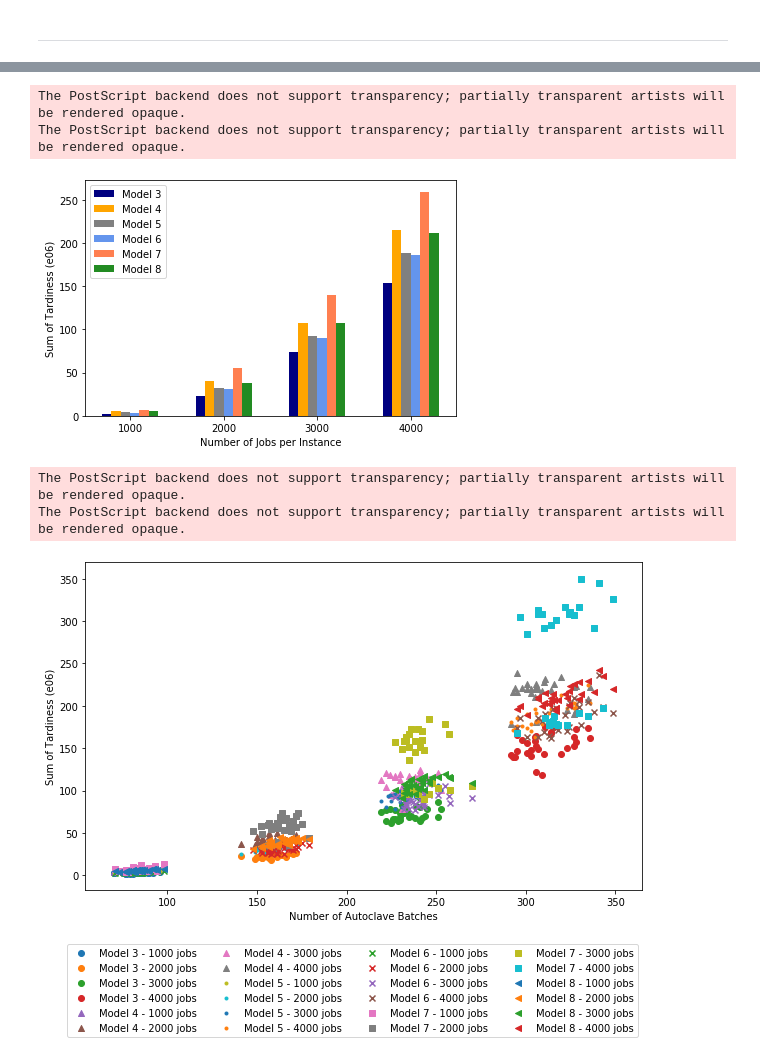
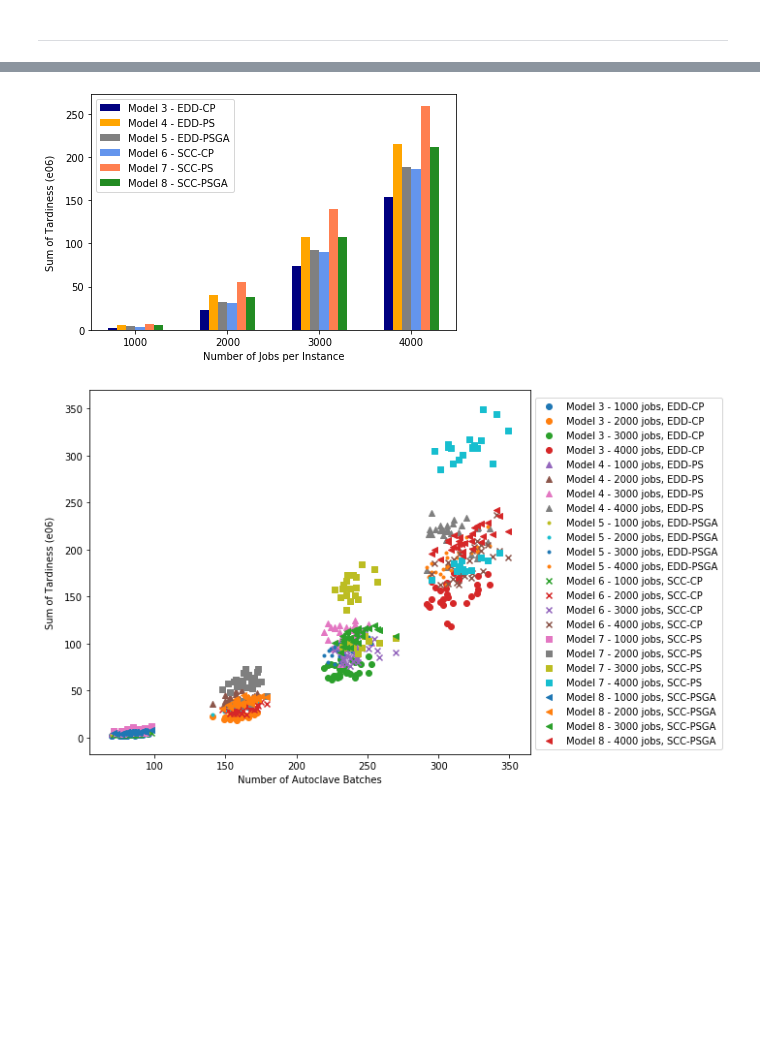
Before and after one commit to tangtan2/scheduling_composites_manufacturing, a Jupyter notebook: data/analytics/experiments_2/visualizations.ipynb, the cells around one changed output, grey strips where cells are left out. Drawn from its saved outputs; the diff is of its cells as text; code cells hidden in the pictures; blank space fills up the shorter version.

```diff
--- a/data/analytics/experiments_2/visualizations.ipynb
+++ b/data/analytics/experiments_2/visualizations.ipynb
@@ -181,6 +182,6 @@ The PostScript backend does not support transparency; partially transparent arti
 # %%
 # compare numbins to tardiness for chapter 2
-fig, ax = plt.subplots()
+fig, ax = plt.subplots(figsize=(10, 5))
 params = ['o', '^', '.', 'x']
 for model in range(4):
     for key in chap2_sum[model].keys():
@@ -197,11 +198,11 @@ for model in range(4):
         ax.scatter(numbins,
                    [tardiness[j] / 1000 for j in range(30)],
                    marker=params[model],
-                   label=f'Model {model} - {key} jobs')
+                   label=f'Model {model} - {key} jobs, {model_names[model]}')
 ax.set_xlabel('Number of Autoclave Batches')
 ax.set_ylabel('Sum of Tardiness (e03)')
-ax.legend()
+ax.legend(loc='lower left', bbox_to_anchor=(1, 0))
 fig.tight_layout()
-plt.savefig('ch2_binstotardy.eps', format='eps')
+plt.savefig('ch2_binstotardy.pdf', format='pdf', bbox_inches='tight')
 plt.show()
 # %% [output]
@@ -227,12 +226,12 @@ for model in range(1, 4):
                           tardiness,
                           marker=params[model - 1],
                           color=colors[model - 1],
-                          label=f'Model {model}')
+                          label=f'Model {model} - {model_names[model]}')
             ax[1].scatter(rsp_stdev,
                           tardiness,
                           marker=params[model - 1],
                           color=colors[model - 1],
-                          label=f'Model {model}')
+                          label=f'Model {model} - {model_names[model]}')
         else:
             ax[0].scatter(rsp_mean, tardiness, marker=params[model - 1], color=colors[model - 1])
             ax[1].scatter(rsp_stdev, tardiness, marker=params[model - 1], color=colors[model - 1])
@@ -241,8 +240,8 @@ ax[0].set_xlabel('RSP Difference Mean within Autoclave Batches')
 ax[1].set_xlabel('RSP Difference Standard Deviation within Autoclave Batches')
 fig.add_subplot(111, frameon=False)
 plt.tick_params(labelcolor='none', top=False, bottom=False, left=False, right=False)
-plt.ylabel('Sum of Tardiness (e03)')
+plt.ylabel('Sum of Tardiness (e03)', labelpad=10)
 fig.tight_layout()
-plt.savefig('ch2_rspdistrib.eps', format='eps')
+plt.savefig('ch2_rspdistrib.pdf', format='pdf', bbox_inches='tight')
 plt.show()
 # %% [output]
@@ -254,19 +251,21 @@ The PostScript backend does not support transparency; partially transparent arti
 fig, ax = plt.subplots(figsize=(6, 5))
 x = 0
 xticks = []
+data = []
 for k, key in enumerate(chap2_sum[0].keys()):
     for model in range(4):
         percent_tardy = []
         for i in range(30):
             percent_tardy.append(np.count_nonzero(chap2_instances[model]['job_results'][key][i]['job_tardiness']) /
                                  key * 100)
-        ax.scatter([x] * len(percent_tardy), percent_tardy, marker='.', color='navy')
-        xticks.append(f'Model {model} - {key} jobs')
+        data.append(percent_tardy)
+        xticks.append(f'Model {model} - {key} jobs, {model_names[model]}')
         x = x + 1
+ax.boxplot(data)
 ax.set_ylabel('Percentage of Tardy Jobs (%)')
-ax.set_xticks([0, 1, 2, 3, 4, 5, 6, 7, 8, 9, 10, 11])
+ax.set_xticks([1, 2, 3, 4, 5, 6, 7, 8, 9, 10, 11, 12])
 ax.set_xticklabels(xticks, rotation='vertical')
 fig.tight_layout()
-plt.savefig('ch2_percenttardy.eps', format='eps')
+plt.savefig('ch2_percenttardy.pdf', format='pdf', bbox_inches='tight')
 plt.show()
 # %% [output]
@@ -372,7 +368,7 @@ for model in range(3, 9):
                    avg_tardy,
                    width,
                    color=colors[model - 3],
-                   label=f'Model {model}')
+                   label=f'Model {model} - {model_names[model]}')
         else:
             ax.bar(k + x[model - 3],
                    avg_tardy,
@@ -381,40 +377,36 @@ for model in range(3, 9):
 ax.set_xticks([0, 1, 2, 3])
 ax.set_xticklabels(['1000', '2000', '3000', '4000'])
 ax.set_xlabel('Number of Jobs per Instance')
-ax.set_ylabel('Sum of Tardiness (e06)')
+ax.set_ylabel('Sum of Tardiness (e06)', labelpad=10)
 ax.legend()
 fig.tight_layout()
-plt.savefig('ch3_comptardy.eps', format='eps')
+plt.savefig('ch3_comptardy.pdf', format='pdf', bbox_inches='tight')
 plt.show()
 # %% [output]
-The PostScript backend does not support transparency; partially transparent artists will be rendered opaque.
-The PostScript backend does not support transparency; partially transparent artists will be rendered opaque.
-[figure, old version]
+[figure, new version]
 # %%
 # compare numbins to tardiness for chapter 3
-fig, ax = plt.subplots(figsize=(9, 7))
+fig, ax = plt.subplots(figsize=(10, 6.3))
 params = ['o', '^', '.', 'x', ',', '<']
 for model in range(3, 9):
     for key in chap3_sum[model].keys():
         numbins = []
         tardiness = []
         for i in range(30):
             numbins.append(chap3_sum[model][key][0]['numbins'][i])
             tardiness.append(chap3_sum[model][key][1]['tardiness'][i])
         ax.scatter(numbins,
                    [tardiness[j] / 1000000 for j in range(30)],
                    marker=params[model - 3],
-                   label=f'Model {model} - {key} jobs')
+                   label=f'Model {model} - {key} jobs, {model_names[model]}')
 ax.set_xlabel('Number of Autoclave Batches')
-ax.set_ylabel('Sum of Tardiness (e06)')
-ax.legend(loc='upper center', ncol=4, bbox_to_anchor=(0.48, -0.15))
+ax.set_ylabel('Sum of Tardiness (e06)', labelpad=10)
+ax.legend(loc='lower left', bbox_to_anchor=(1, 0))
 fig.tight_layout()
-plt.savefig('ch3_binstotardy.eps', format='eps')
+plt.savefig('ch3_binstotardy.pdf', format='pdf', bbox_inches='tight')
 plt.show()
 # %% [output]
-The PostScript backend does not support transparency; partially transparent artists will be rendered opaque.
-The PostScript backend does not support transparency; partially transparent artists will be rendered opaque.
-[figure, old version]
+[figure, new version]
 # %%
 # compare tardiness to RSP distribution for chapter 3
 fig, ax = plt.subplots(2, figsize=(7, 7))
```
Also changed, not shown: parts of 17 cells of this notebook, 12 other files.
